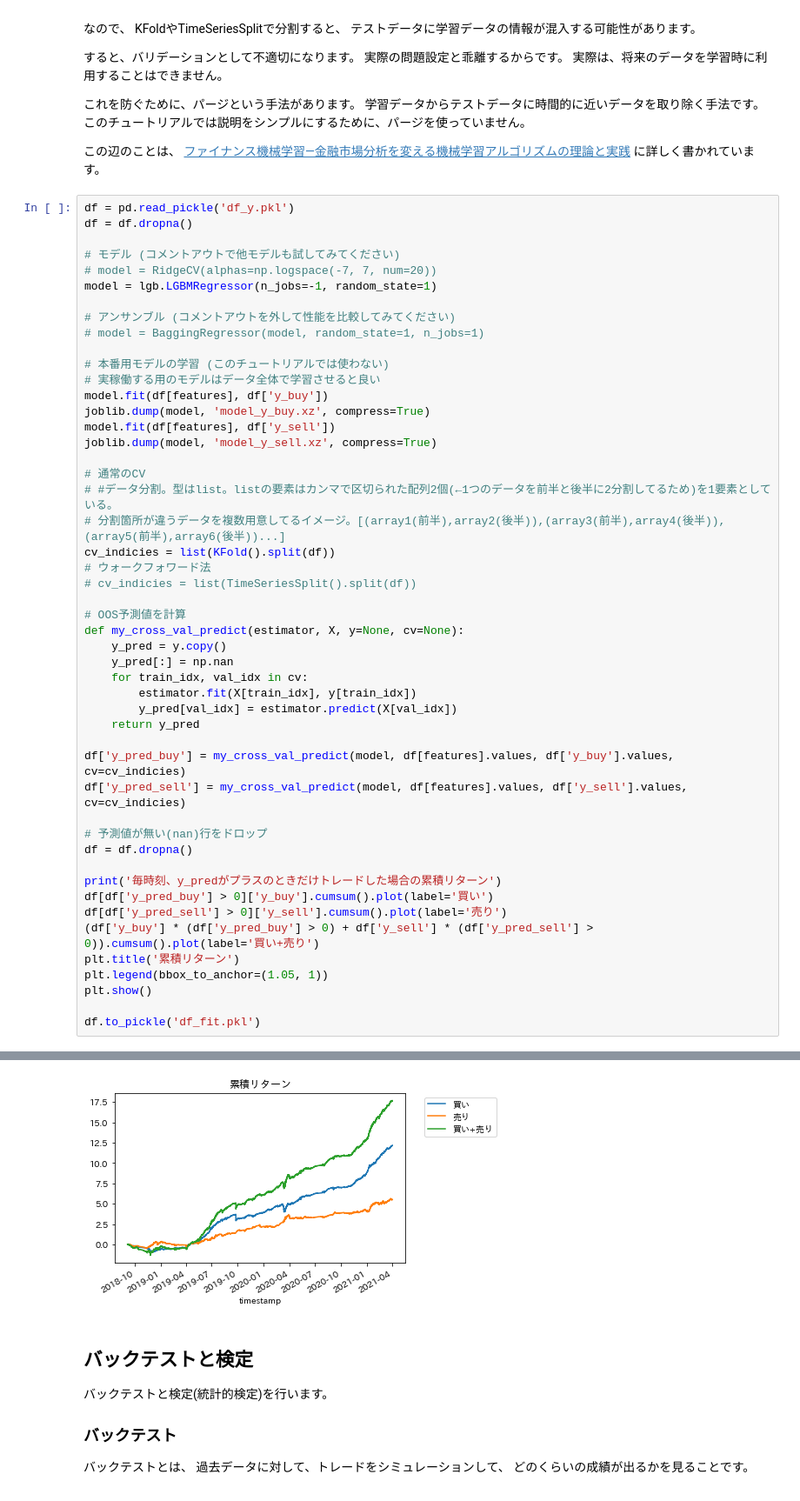
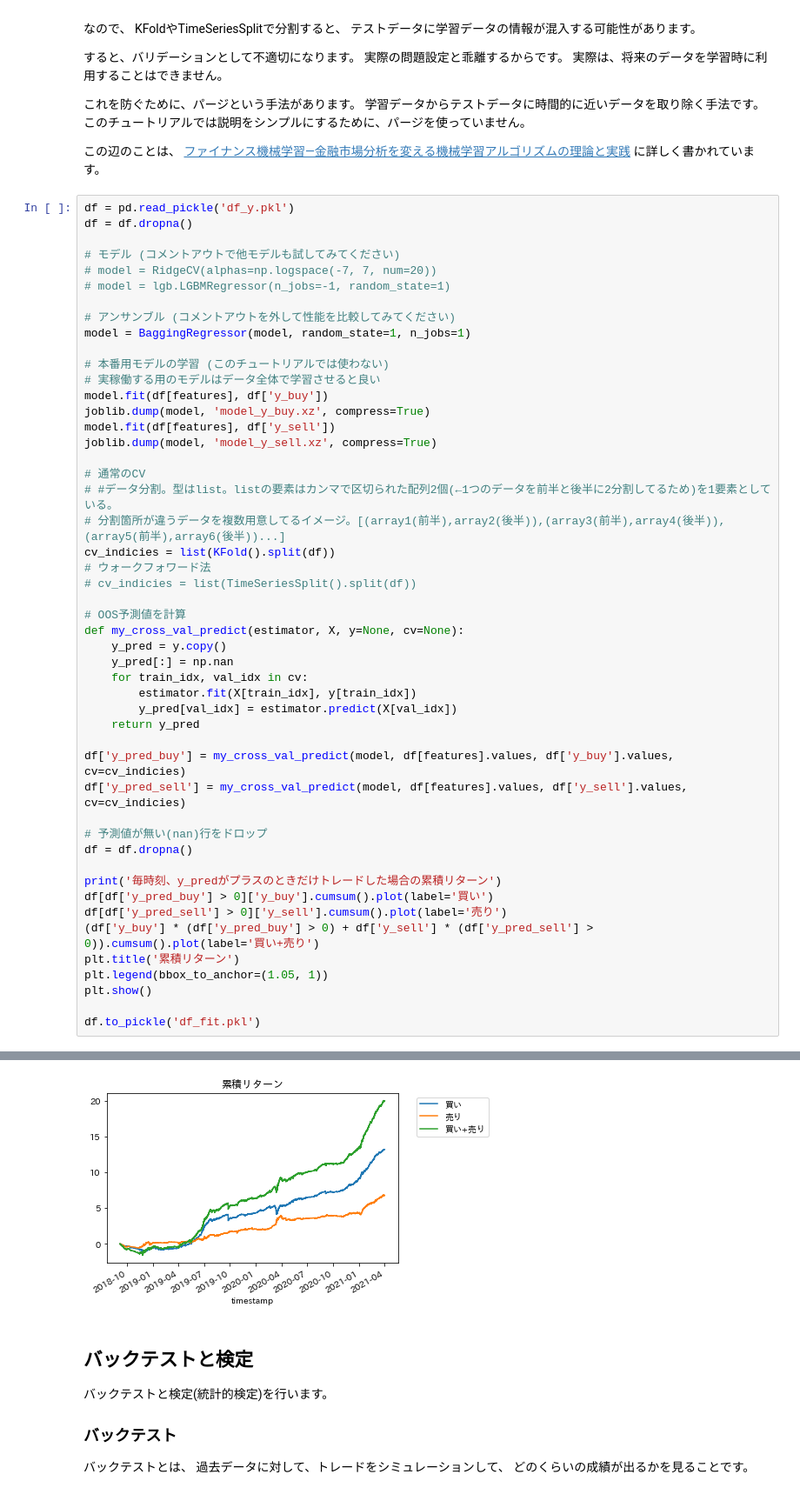
Before and after one commit to n3232/mlbot_tutorial, a Jupyter notebook: work/tutorial.ipynb, the cells around one changed output, grey strips where cells are left out. Shown at 87% size. Saved outputs shown, nothing was run; the diff lists cells and outputs as text.

```diff
--- a/work/tutorial.ipynb
+++ b/work/tutorial.ipynb
@@ -734,10 +734,10 @@ df = df.dropna()
 
 # モデル (コメントアウトで他モデルも試してみてください)
 # model = RidgeCV(alphas=np.logspace(-7, 7, num=20))
-model = lgb.LGBMRegressor(n_jobs=-1, random_state=1)
+# model = lgb.LGBMRegressor(n_jobs=-1, random_state=1)
 
 # アンサンブル (コメントアウトを外して性能を比較してみてください)
-# model = BaggingRegressor(model, random_state=1, n_jobs=1)
+model = BaggingRegressor(model, random_state=1, n_jobs=1)
 
 # 本番用モデルの学習 (このチュートリアルでは使わない)
 # 実稼働する用のモデルはデータ全体で学習させると良い
@@ -752,34 +752,34 @@ joblib.dump(model, 'model_y_sell.xz', compress=True)
 cv_indicies = list(KFold().split(df))
 # ウォークフォワード法
 # cv_indicies = list(TimeSeriesSplit().split(df))
 
 # OOS予測値を計算
 def my_cross_val_predict(estimator, X, y=None, cv=None):
     y_pred = y.copy()
     y_pred[:] = np.nan
     for train_idx, val_idx in cv:
         estimator.fit(X[train_idx], y[train_idx])
         y_pred[val_idx] = estimator.predict(X[val_idx])
     return y_pred
 
 df['y_pred_buy'] = my_cross_val_predict(model, df[features].values, df['y_buy'].values, cv=cv_indicies)
 df['y_pred_sell'] = my_cross_val_predict(model, df[features].values, df['y_sell'].values, cv=cv_indicies)
 
 # 予測値が無い(nan)行をドロップ
 df = df.dropna()
 
 print('毎時刻、y_predがプラスのときだけトレードした場合の累積リターン')
 df[df['y_pred_buy'] > 0]['y_buy'].cumsum().plot(label='買い')
 df[df['y_pred_sell'] > 0]['y_sell'].cumsum().plot(label='売り')
 (df['y_buy'] * (df['y_pred_buy'] > 0) + df['y_sell'] * (df['y_pred_sell'] > 0)).cumsum().plot(label='買い+売り')
 plt.title('累積リターン')
 plt.legend(bbox_to_anchor=(1.05, 1))
 plt.show()
 
 df.to_pickle('df_fit.pkl')
 # %% [output]
 毎時刻、y_predがプラスのときだけトレードした場合の累積リターン
-[figure, old version]
+[figure, new version]
 # %% [markdown]
 ## バックテストと検定
 
```
